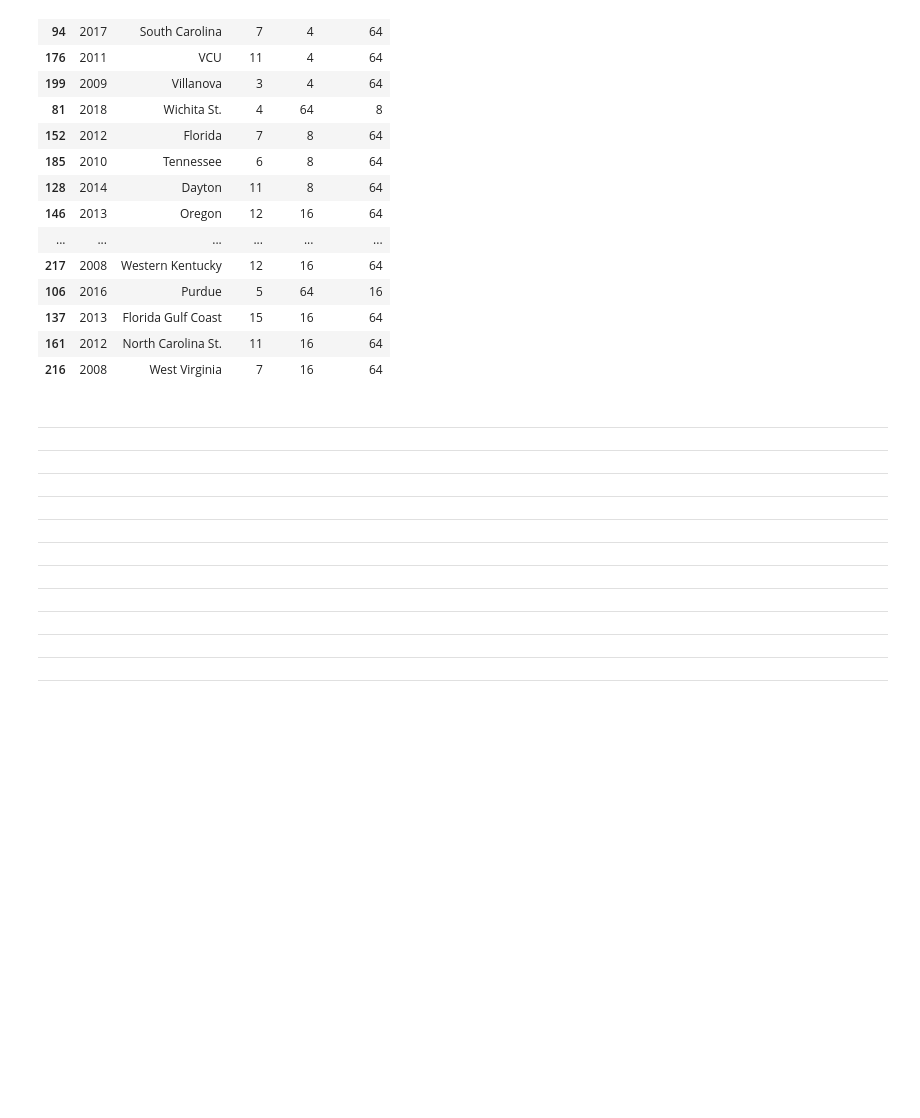
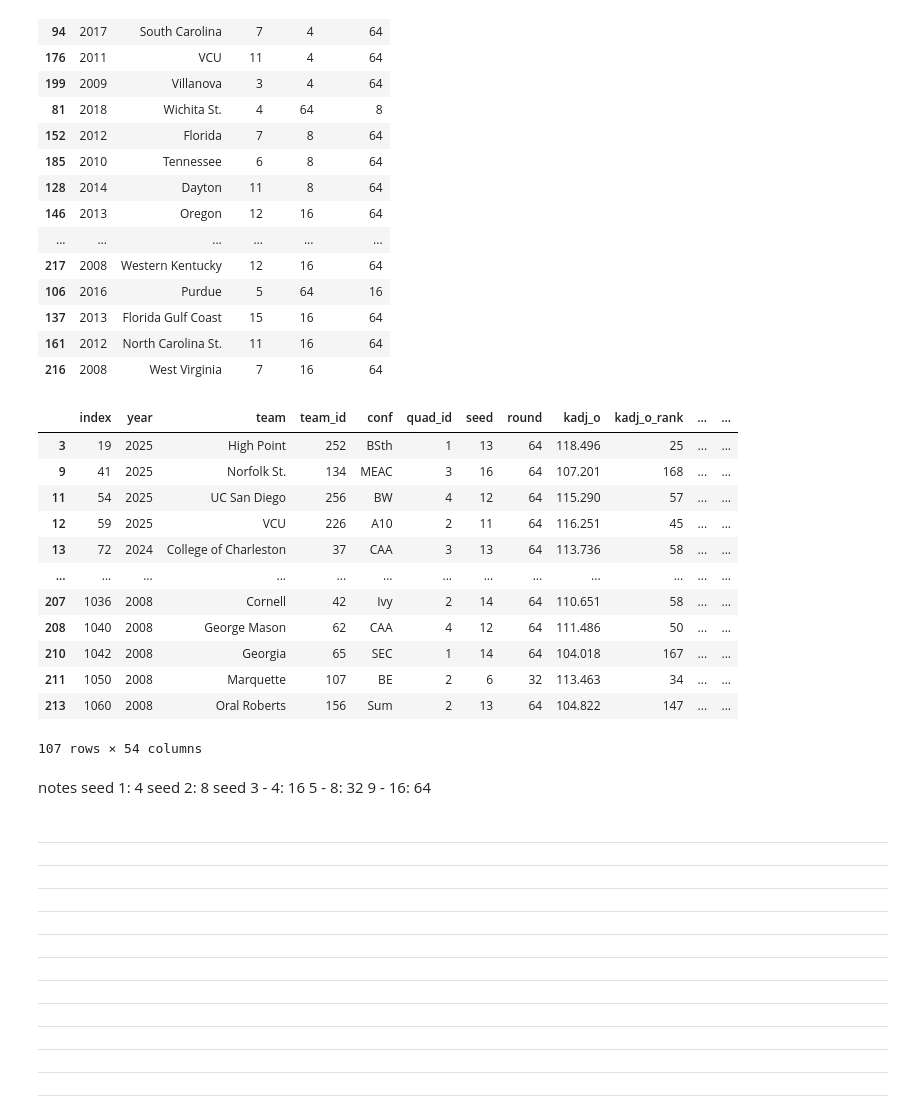
Before and after one commit to baywigg/DS3001Group, a Jupyter notebook: results.ipynb, the cells around one changed output. Saved outputs shown, nothing was run; the diff lists cells and outputs as text; code cells hidden in the pictures; blank space fills up the shorter version.

```diff
--- a/results.ipynb
+++ b/results.ipynb
@@ -308,3 +308,20 @@ biggest_mispredictions[['year', 'team', 'seed', 'Actual', 'Predicted']].head(20)
 | 137 | 2013 | Florida Gulf Coast | 15 | 16 | 64 |
 | 161 | 2012 | North Carolina St. | 11 | 16 | 64 |
 | 216 | 2008 | West Virginia | 7 | 16 | 64 |
+# %%
+predicted_df = log_analysis_df[log_analysis_df['Actual'] == log_analysis_df['Predicted']]
+predicted_df
+# %% [output]
+|  | index | year | team | team_id | conf | quad_id | seed | round | kadj_o | kadj_o_rank | ... | ... |
+| 3 | 19 | 2025 | High Point | 252 | BSth | 1 | 13 | 64 | 118.496 | 25 | ... | ... |
+| 9 | 41 | 2025 | Norfolk St. | 134 | MEAC | 3 | 16 | 64 | 107.201 | 168 | ... | ... |
+| 11 | 54 | 2025 | UC San Diego | 256 | BW | 4 | 12 | 64 | 115.290 | 57 | ... | ... |
+| 12 | 59 | 2025 | VCU | 226 | A10 | 2 | 11 | 64 | 116.251 | 45 | ... | ... |
+| 13 | 72 | 2024 | College of Charleston | 37 | CAA | 3 | 13 | 64 | 113.736 | 58 | ... | ... |
+| ... | ... | ... | ... | ... | ... | ... | ... | ... | ... | ... | ... | ... |
+| 207 | 1036 | 2008 | Cornell | 42 | Ivy | 2 | 14 | 64 | 110.651 | 58 | ... | ... |
+| 208 | 1040 | 2008 | George Mason | 62 | CAA | 4 | 12 | 64 | 111.486 | 50 | ... | ... |
+| 210 | 1042 | 2008 | Georgia | 65 | SEC | 1 | 14 | 64 | 104.018 | 167 | ... | ... |
+| 211 | 1050 | 2008 | Marquette | 107 | BE | 2 | 6 | 32 | 113.463 | 34 | ... | ... |
+| 213 | 1060 | 2008 | Oral Roberts | 156 | Sum | 2 | 13 | 64 | 104.822 | 147 | ... | ... |
+107 rows × 54 columns
@@ -311,3 +330,10 @@ biggest_mispredictions[['year', 'team', 'seed', 'Actual', 'Predicted']].head(20)
+# %% [markdown]
+notes
+seed 1: 4
+seed 2: 8
+seed 3 - 4: 16
+5 - 8: 32
+9 - 16: 64
 # %% [markdown]
 
 
```
Also changed, not shown: parts of 1 cell of this notebook.
